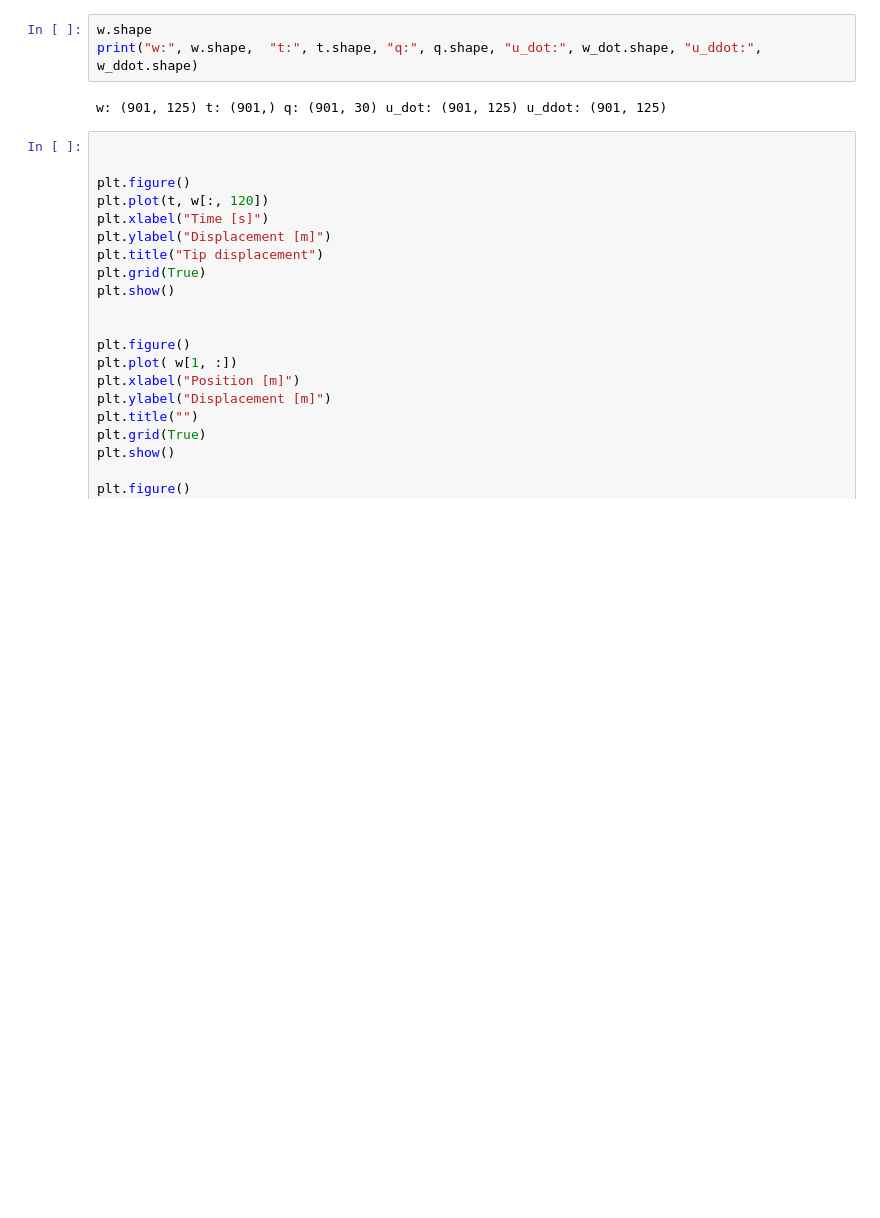
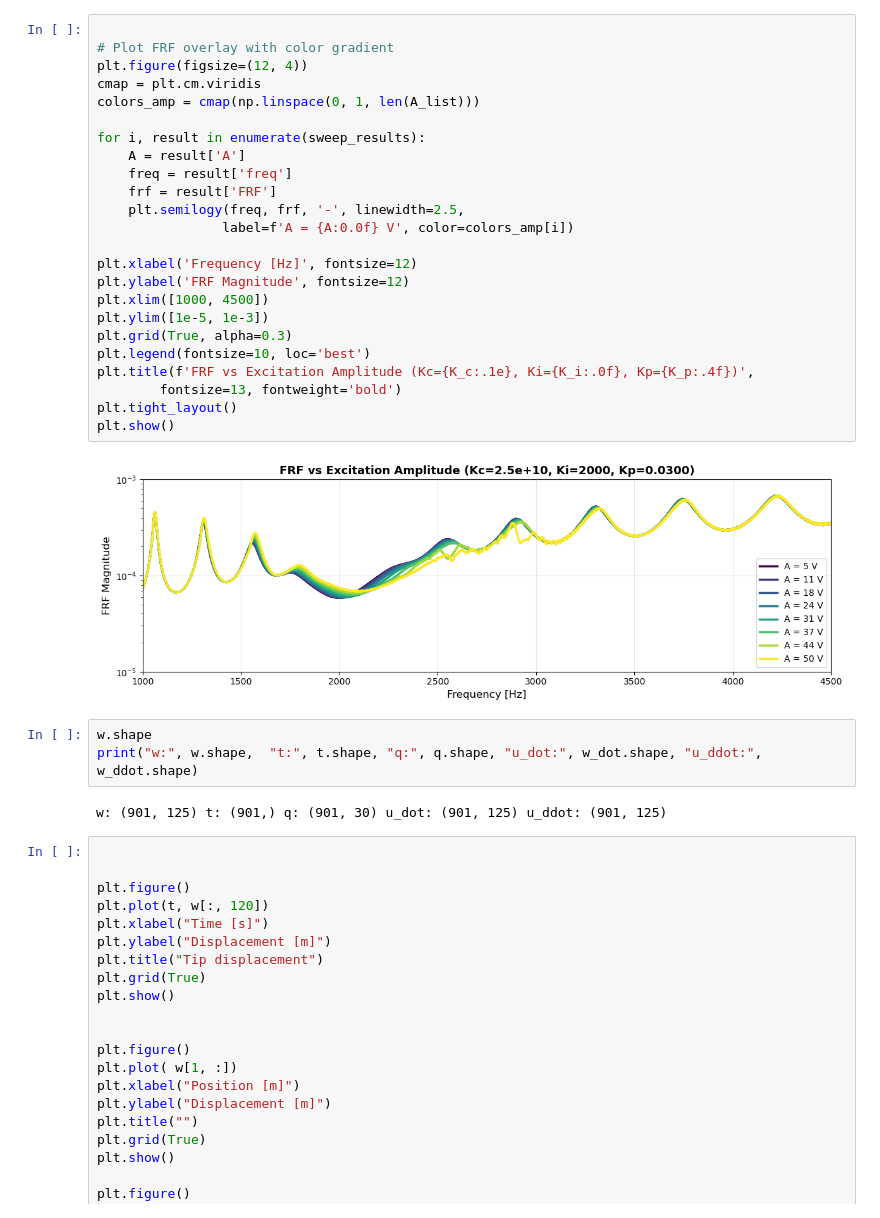
Before and after one commit to nimaet/Modeling, a Jupyter notebook: tasks/FE_studies/amp_sweep.ipynb, the cells around one changed output. Saved outputs shown, nothing was run; the diff lists cells and outputs as text; blank space fills up the shorter version.

```diff
--- a/tasks/FE_studies/amp_sweep.ipynb
+++ b/tasks/FE_studies/amp_sweep.ipynb
@@ -311,3 +221,29 @@ COMSOL data not loaded: [Errno 2] No such file or directory: '../../comsol/LR.cs
+# %%
+
+# Plot FRF overlay with color gradient
+plt.figure(figsize=(12, 4))
+cmap = plt.cm.viridis
+colors_amp = cmap(np.linspace(0, 1, len(A_list)))
+
+for i, result in enumerate(sweep_results):
+	A = result['A']
+	freq = result['freq']
+	frf = result['FRF']
+	plt.semilogy(freq, frf, '-', linewidth=2.5,
+				label=f'A = {A:0.0f} V', color=colors_amp[i])
+
+plt.xlabel('Frequency [Hz]', fontsize=12)
+plt.ylabel('FRF Magnitude', fontsize=12)
+plt.xlim([1000, 4500])
+plt.ylim([1e-5, 1e-3])
+plt.grid(True, alpha=0.3)
+plt.legend(fontsize=10, loc='best')
+plt.title(f'FRF vs Excitation Amplitude (Kc={K_c:.1e}, Ki={K_i:.0f}, Kp={K_p:.4f})',
+		fontsize=13, fontweight='bold')
+plt.tight_layout()
+plt.show()
+# %% [output]
+[figure, added]
 # %%
 w.shape
 print("w:", w.shape,  "t:", t.shape, "q:", q.shape, "u_dot:", w_dot.shape, "u_ddot:", w_ddot.shape)
```
Also changed, not shown: parts of 7 cells of this notebook, 7 other files.
